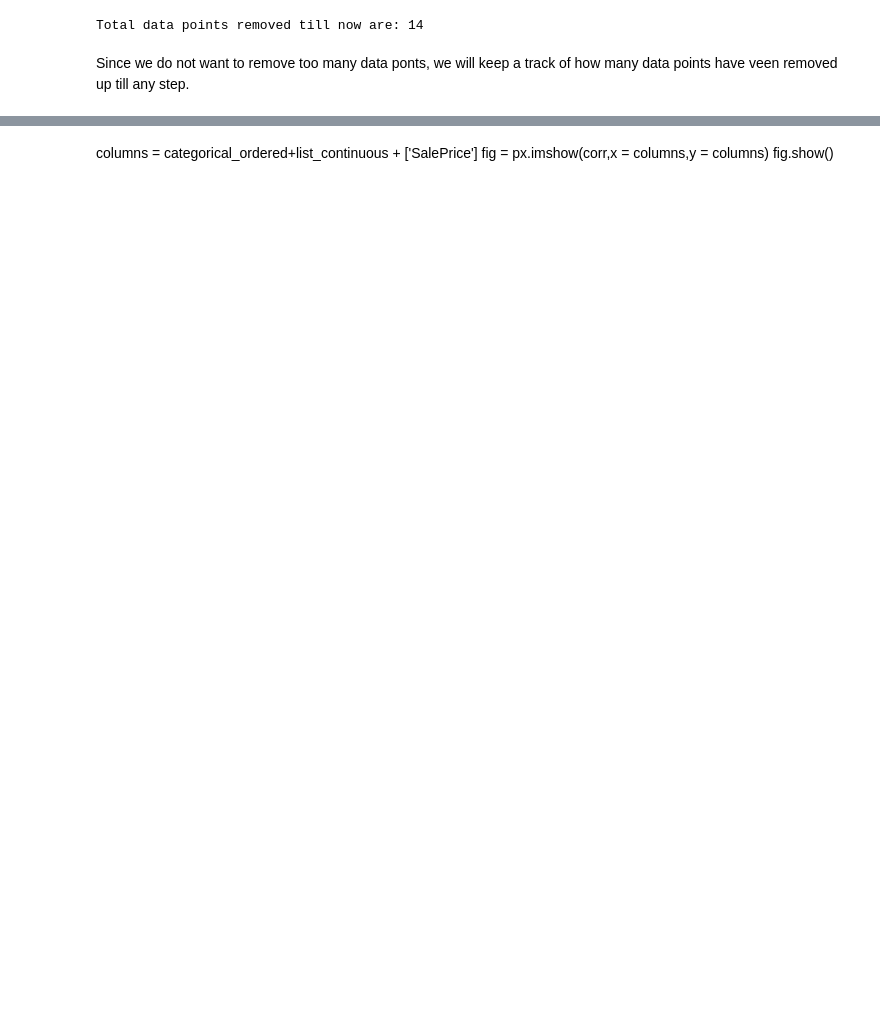
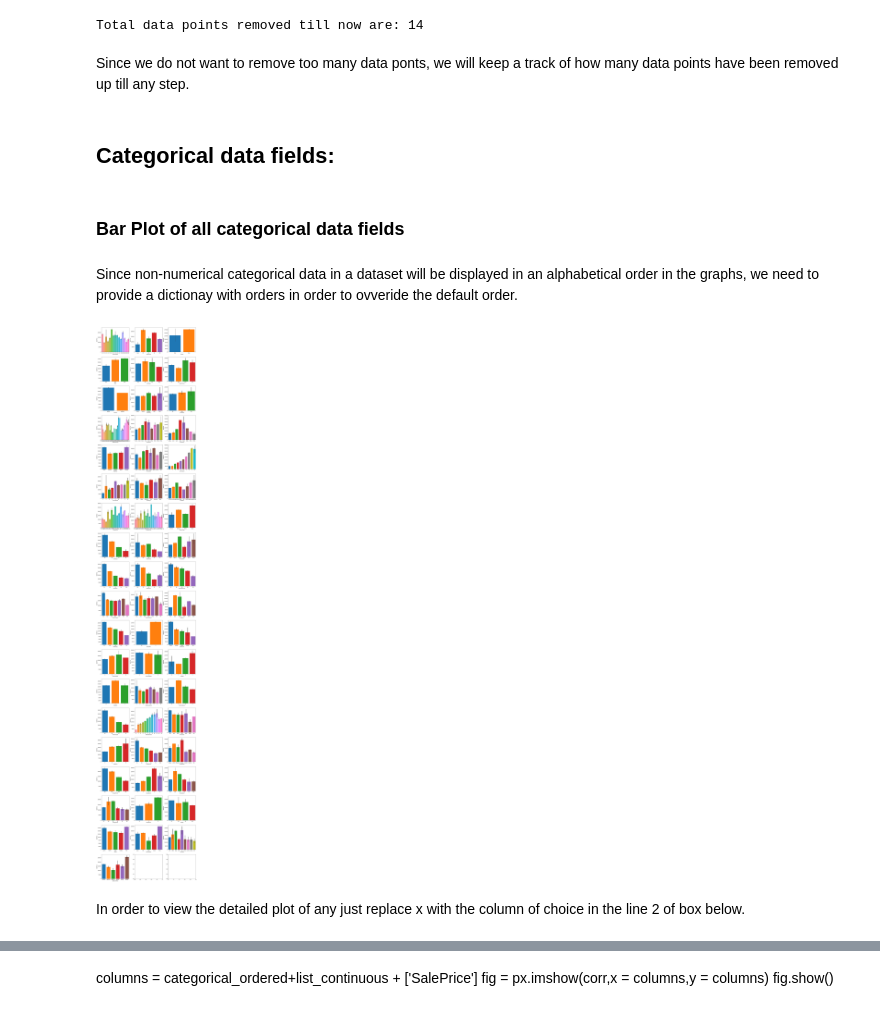
Before and after one commit to sidhantagar/Kaggle-House-Prices, a Jupyter notebook: house-prices.ipynb, the cells around one changed output, grey strips where cells are left out. Saved outputs shown, nothing was run; the diff lists cells and outputs as text; code cells hidden in the pictures; blank space fills up the shorter version.

```diff
--- a/house-prices.ipynb
+++ b/house-prices.ipynb
@@ -214,5 +218,9 @@ print('Total data points removed till now are: '+str(removed))
 # %% [output]
 Total data points removed till now are: 14
 # %% [markdown]
-Since we  do not want to remove too many data ponts, we will keep a track of how many data points have veen removed up till any step.
+Since we  do not want to remove too many data ponts, we will keep a track of how many data points have been removed up till any step.
+# %% [markdown]
+## Categorical data fields:
+# %% [markdown]
+### Bar Plot of all categorical data fields
 # %%
@@ -247,9 +255,14 @@ dic1['SaleCondition'] = ['Normal','Abnorml', 'AdjLand', 'Alloca', 'Family','Part
+# %% [markdown]
+Since non-numerical categorical data in a dataset will be displayed in an alphabetical order in the graphs, we need to provide a dictionay with orders in order to ovveride the default order.
 # %%
 y = 'SalePrice'
 n = 3
 s= 20
 f,axes = plt.subplots(19,n,figsize = (s,6*s))
 counter = 0
 for i in list_cat:
-    sns.barplot(x = i , y = y , data  = file,order= dic1[i], ax = axes[counter//n][counter%n],saturation = 1)
+    sns.barplot(x = i , y = y , data  = df_train,order= display_order[i],
+                ax = axes[counter//n][counter%n],saturation = 1)
     counter+=1
+# %% [output]
+[figure, added]
@@ -259 +269,3 @@ df
+# %% [markdown]
+In order to view the detailed plot of any just replace x with the column of choice in the line 2 of box below.
 # %%
```
Also changed, not shown: parts of 81 cells of this notebook.
